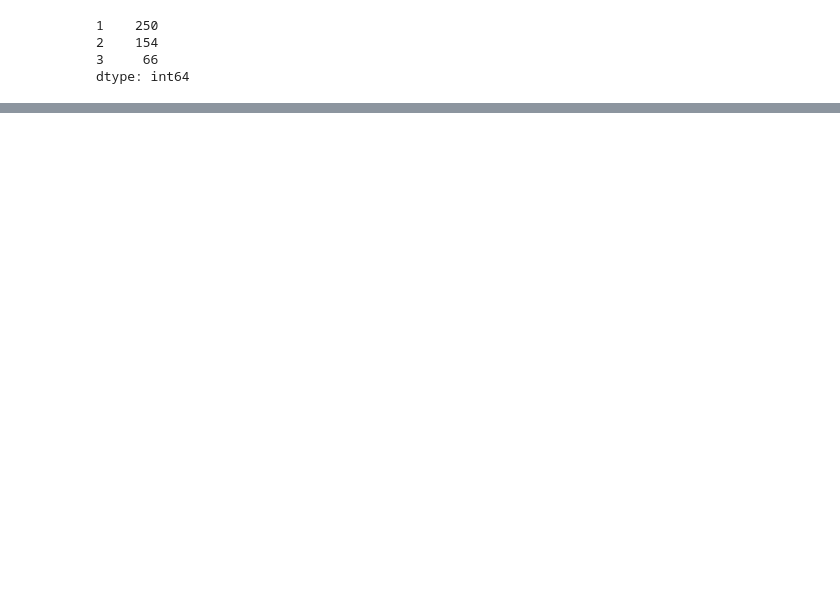
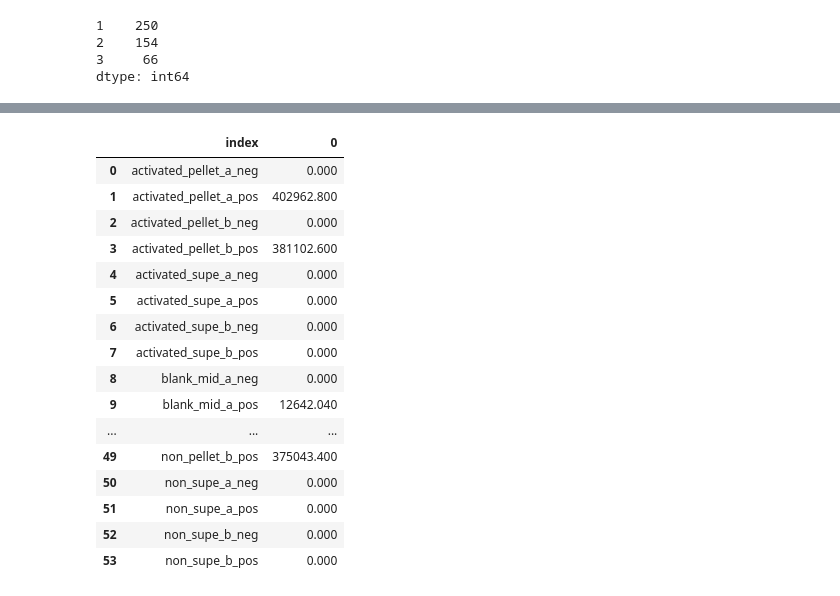
Before and after one commit to AdamJayWise/plateletData, a Jupyter notebook: Platelet Data.ipynb, the cells around one changed output, grey strips where cells are left out. Cells and saved outputs as stored; diff of their text form; code cells hidden in the pictures; blank space fills up the shorter version.

```diff
--- a/Platelet Data.ipynb
+++ b/Platelet Data.ipynb
@@ -9,8 +11,15 @@ data_dir = r"C:\Users\Adam\Data\Lisa\platelets\Platelet data 2018-05-12"
 # %%
 def find_files( data_dir, pattern ):
+    """
+    helper function to find files within a directory structure
+    arguments:
+        string data_dir: path to directory to be searched (including subdirs)
+        string pattern: string to find in filenames
 
+    returns:
+        list results: list of string paths to files with names containing string 'pattern'
+    """
     results = []
-
     for root, dirs, files in os.walk(data_dir):
         for file in files: # loops through directories and files
             if pattern in file: # compares to your specified conditions
@@ -18,14 +27,19 @@ def find_files( data_dir, pattern ):
     return results
 
 def csv_list_to_dataframe( csv_list ):
+    """
+    helper function to load and concatenate dataframes
+    arguments:
+        list csv_list: list of path+filename strings to be loaded
+
+    returns:
+        dataframe : concatenated results
+    """
     df_list = []
     for file in csv_list:
         df =  pd.read_csv(file)
-
         df['Source'] = file
-
         df.columns = [c.lstrip('0123456789_').strip('_') for c in df.columns]
-
         for c in df.columns:
             if '.1' in c:
                 print(file)
@@ -33,7 +47,6 @@ def csv_list_to_dataframe( csv_list ):
             if c[-1] =='_':
                 print(file)
                 print(c)
-
         df_list.append( df )
     return pd.concat( df_list )
 # %%
@@ -139,0 +171,23 @@ plt.show()
+# %%
+grp = df[ (df['Replicate Number']==1) & (df['compound']=='PE(36:1)')]
+data = grp[ [c for c in grp.columns if '_' in c] ].T.copy().fillna(0).max(axis=1)
+data = data.reset_index()
+data
+# %% [output]
+|  | index | 0 |
+| 0 | activated_pellet_a_neg | 0.000 |
+| 1 | activated_pellet_a_pos | 402962.800 |
+| 2 | activated_pellet_b_neg | 0.000 |
+| 3 | activated_pellet_b_pos | 381102.600 |
+| 4 | activated_supe_a_neg | 0.000 |
+| 5 | activated_supe_a_pos | 0.000 |
+| 6 | activated_supe_b_neg | 0.000 |
+| 7 | activated_supe_b_pos | 0.000 |
+| 8 | blank_mid_a_neg | 0.000 |
+| 9 | blank_mid_a_pos | 12642.040 |
+| ... | ... | ... |
+| 49 | non_pellet_b_pos | 375043.400 |
+| 50 | non_supe_a_neg | 0.000 |
+| 51 | non_supe_a_pos | 0.000 |
+| 52 | non_supe_b_neg | 0.000 |
+| 53 | non_supe_b_pos | 0.000 |
```
Also changed, not shown: parts of 12 cells of this notebook, 2 other files.
